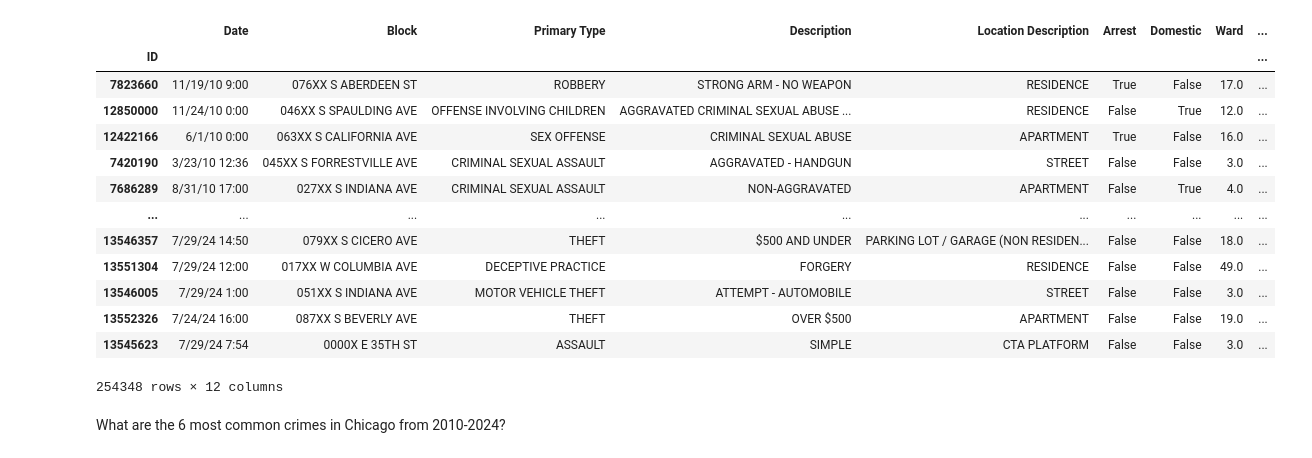
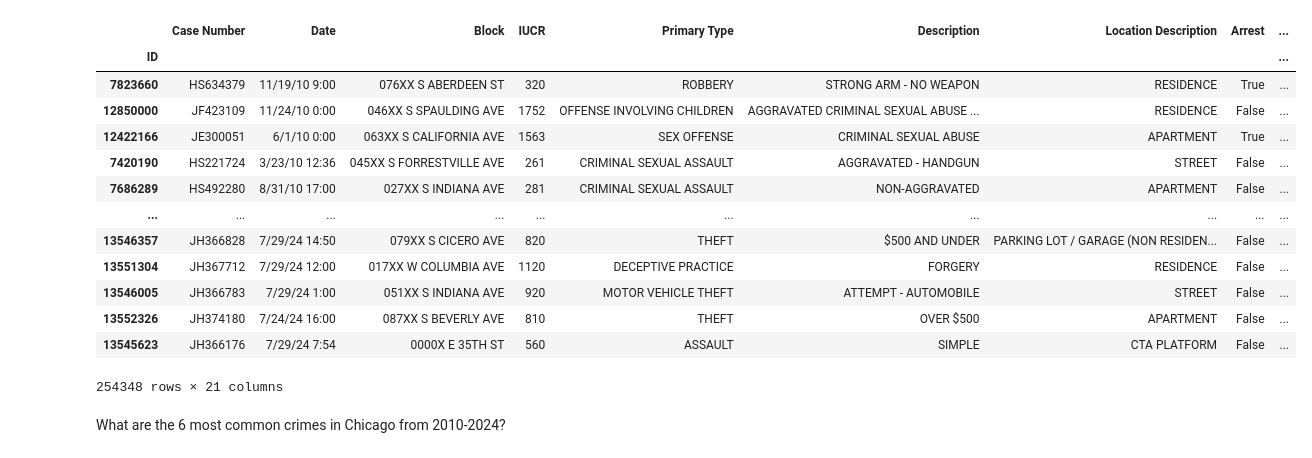
Before and after one commit to ktg8080/Project_1, a Jupyter notebook: chicago_crime_analysis.ipynb, the cells around one changed output. Drawn from its saved outputs; the diff is of its cells as text; code cells hidden in the pictures.

```diff
--- a/chicago_crime_analysis.ipynb
+++ b/chicago_crime_analysis.ipynb
@@ -10,39 +10,30 @@ import numpy as np
 # %%
 #reading the csv file in pandas
 crime_data_df = pd.read_csv("data/Crimes_-_2010_to_2023.csv")
 crime_data_df
 
 #dropping the duplicates
 crime_data_df = crime_data_df.drop_duplicates(keep='first')
 crime_data_df
 
 #setting the dataframe's  Index to the ID
 crime_data_df.set_index('ID', inplace=True)
 crime_data_df
-
-# cleaning the data
-columns_to_drop = [
-    'Case Number', 'IUCR', 'Beat', 'District', 'Community Area',
-    'FBI Code', 'X Coordinate', 'Y Coordinate', 'Location'
-]
-
-crime_data_df= crime_data_df.drop(columns=columns_to_drop)
-crime_data_df
 # %% [output]
-|  | Date | Block | Primary Type | Description | Location Description | Arrest | Domestic | Ward | ... |
+|  | Case Number | Date | Block | IUCR | Primary Type | Description | Location Description | Arrest | ... |
 | ID |  |  |  |  |  |  |  |  | ... |
-| 7823660 | 11/19/10 9:00 | 076XX S ABERDEEN ST | ROBBERY | STRONG ARM - NO WEAPON | RESIDENCE | True | False | 17.0 | ... |
-| 12850000 | 11/24/10 0:00 | 046XX S SPAULDING AVE | OFFENSE INVOLVING CHILDREN | AGGRAVATED CRIMINAL SEXUAL ABUSE ... | RESIDENCE | False | True | 12.0 | ... |
-| 12422166 | 6/1/10 0:00 | 063XX S CALIFORNIA AVE | SEX OFFENSE | CRIMINAL SEXUAL ABUSE | APARTMENT | True | False | 16.0 | ... |
-| 7420190 | 3/23/10 12:36 | 045XX S FORRESTVILLE AVE | CRIMINAL SEXUAL ASSAULT | AGGRAVATED - HANDGUN | STREET | False | False | 3.0 | ... |
-| 7686289 | 8/31/10 17:00 | 027XX S INDIANA AVE | CRIMINAL SEXUAL ASSAULT | NON-AGGRAVATED | APARTMENT | False | True | 4.0 | ... |
+| 7823660 | HS634379 | 11/19/10 9:00 | 076XX S ABERDEEN ST | 320 | ROBBERY | STRONG ARM - NO WEAPON | RESIDENCE | True | ... |
+| 12850000 | JF423109 | 11/24/10 0:00 | 046XX S SPAULDING AVE | 1752 | OFFENSE INVOLVING CHILDREN | AGGRAVATED CRIMINAL SEXUAL ABUSE ... | RESIDENCE | False | ... |
+| 12422166 | JE300051 | 6/1/10 0:00 | 063XX S CALIFORNIA AVE | 1563 | SEX OFFENSE | CRIMINAL SEXUAL ABUSE | APARTMENT | True | ... |
+| 7420190 | HS221724 | 3/23/10 12:36 | 045XX S FORRESTVILLE AVE | 261 | CRIMINAL SEXUAL ASSAULT | AGGRAVATED - HANDGUN | STREET | False | ... |
+| 7686289 | HS492280 | 8/31/10 17:00 | 027XX S INDIANA AVE | 281 | CRIMINAL SEXUAL ASSAULT | NON-AGGRAVATED | APARTMENT | False | ... |
 | ... | ... | ... | ... | ... | ... | ... | ... | ... | ... |
-| 13546357 | 7/29/24 14:50 | 079XX S CICERO AVE | THEFT | $500 AND UNDER | PARKING LOT / GARAGE (NON RESIDEN... | False | False | 18.0 | ... |
-| 13551304 | 7/29/24 12:00 | 017XX W COLUMBIA AVE | DECEPTIVE PRACTICE | FORGERY | RESIDENCE | False | False | 49.0 | ... |
-| 13546005 | 7/29/24 1:00 | 051XX S INDIANA AVE | MOTOR VEHICLE THEFT | ATTEMPT - AUTOMOBILE | STREET | False | False | 3.0 | ... |
-| 13552326 | 7/24/24 16:00 | 087XX S BEVERLY AVE | THEFT | OVER $500 | APARTMENT | False | False | 19.0 | ... |
-| 13545623 | 7/29/24 7:54 | 0000X E 35TH ST | ASSAULT | SIMPLE | CTA PLATFORM | False | False | 3.0 | ... |
+| 13546357 | JH366828 | 7/29/24 14:50 | 079XX S CICERO AVE | 820 | THEFT | $500 AND UNDER | PARKING LOT / GARAGE (NON RESIDEN... | False | ... |
+| 13551304 | JH367712 | 7/29/24 12:00 | 017XX W COLUMBIA AVE | 1120 | DECEPTIVE PRACTICE | FORGERY | RESIDENCE | False | ... |
+| 13546005 | JH366783 | 7/29/24 1:00 | 051XX S INDIANA AVE | 920 | MOTOR VEHICLE THEFT | ATTEMPT - AUTOMOBILE | STREET | False | ... |
+| 13552326 | JH374180 | 7/24/24 16:00 | 087XX S BEVERLY AVE | 810 | THEFT | OVER $500 | APARTMENT | False | ... |
+| 13545623 | JH366176 | 7/29/24 7:54 | 0000X E 35TH ST | 560 | ASSAULT | SIMPLE | CTA PLATFORM | False | ... |
-254348 rows × 12 columns
+254348 rows × 21 columns
 # %% [markdown]
 What are the 6 most common crimes in Chicago from 2010-2024?
 # %%
```
Also changed, not shown: parts of 4 cells of this notebook, 4 other files.
